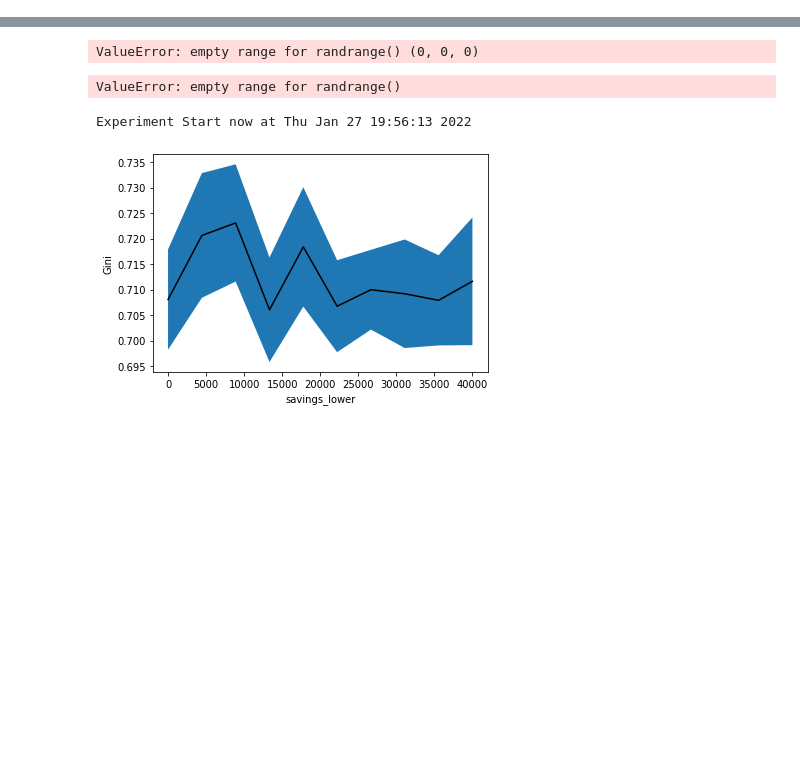
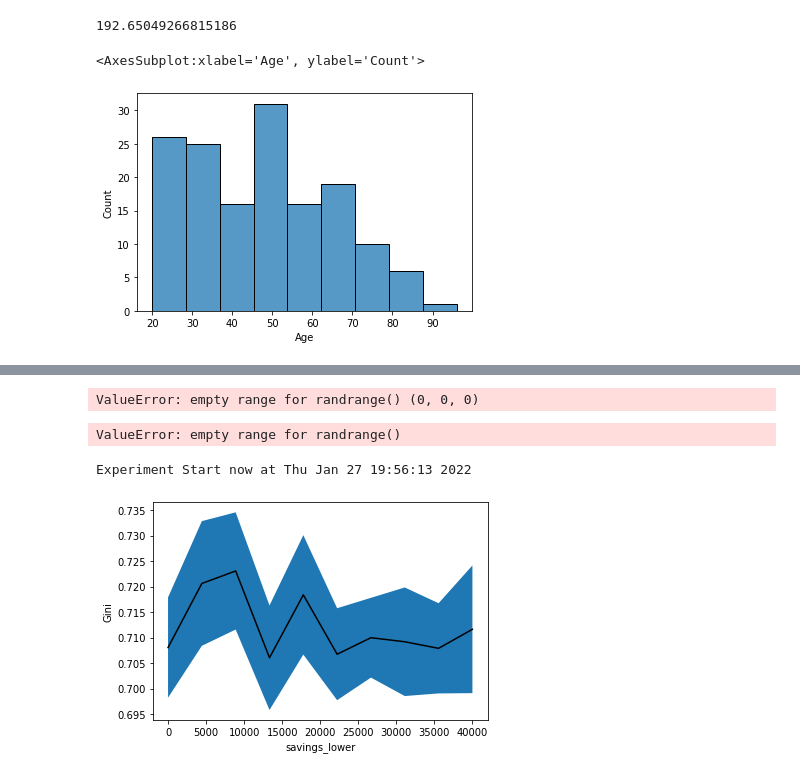
Before and after one commit to Caesar-blip/ABM, a Jupyter notebook: tests.ipynb, the cells around one changed output, grey strips where cells are left out. Drawn from its saved outputs; the diff is of its cells as text; code cells hidden in the pictures; blank space fills up the shorter version.

```diff
--- a/tests.ipynb
+++ b/tests.ipynb
@@ -58,3 +58,22 @@ maximum_moving_age = 65
 bank_income_multiplire = 8
 fraction_good_houses = 0.05
 price_shock_range = 6
+# %%
+begintime = time.time()
+
+model = HousingMarket(initial_houses = 1000, initial_households = 1500)
+model.run_model(1000)
+
+print(time.time()-begintime)
+# %% [output]
+192.65049266815186
+# %%
+model = HousingMarket()
+model.run_model(1)
+data_model = model.datacollector.get_model_vars_dataframe()
+data_agent = model.datacollector.get_agent_vars_dataframe()
+# %%
+sns.histplot(data_agent['Age'])
+# %% [output]
+<AxesSubplot:xlabel='Age', ylabel='Count'>
+[figure, added]
```
Also changed, not shown: parts of 12 cells of this notebook, 1 other file.
